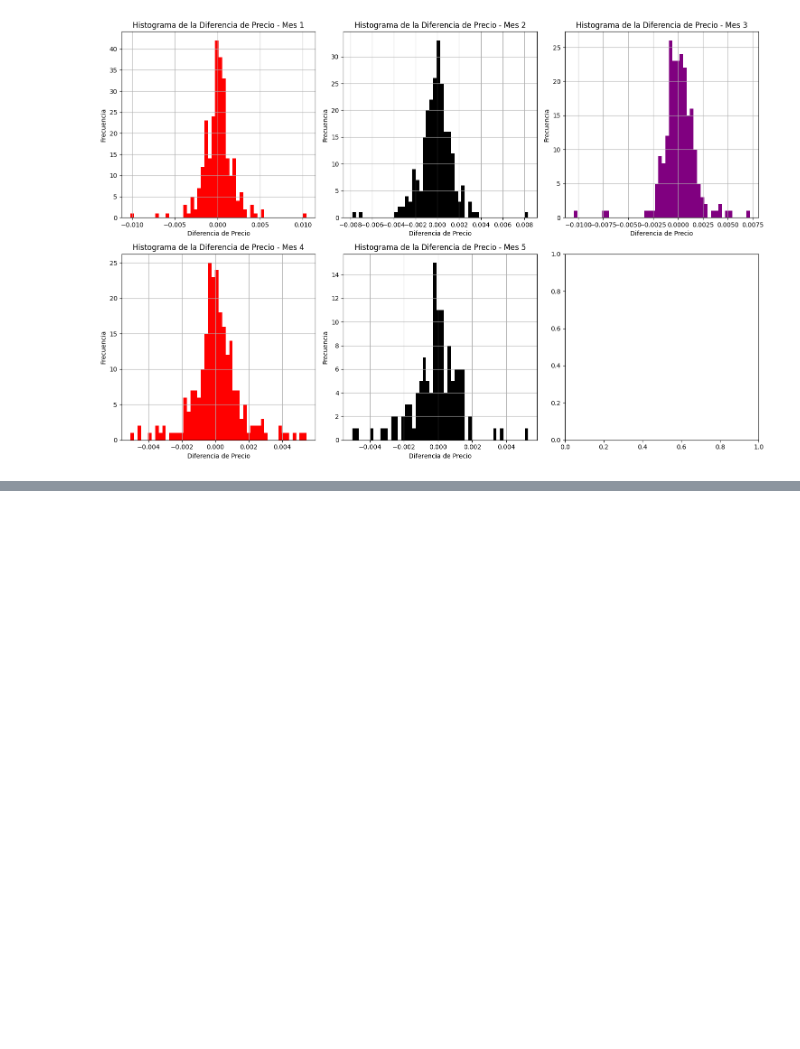
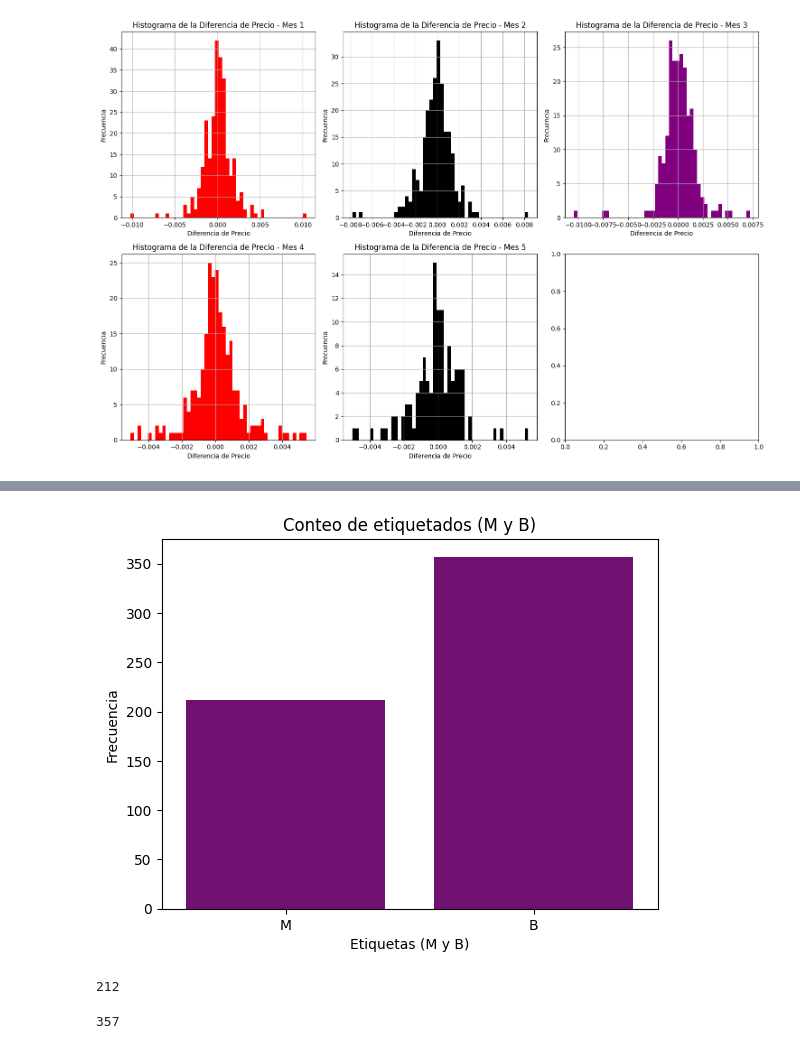
Before and after one commit to vaskiax/002_EstudiantesAprendizajeEstadistico, a Jupyter notebook: semestre2024-2/Estudiantes/Viana_88/Laboratorio_1.ipynb, the cells around one changed output, grey strips where cells are left out. Drawn from its saved outputs; the diff is of its cells as text; code cells hidden in the pictures; blank space fills up the shorter version.

```diff
--- a/semestre2024-2/Estudiantes/Viana_88/Laboratorio_1.ipynb
+++ b/semestre2024-2/Estudiantes/Viana_88/Laboratorio_1.ipynb
@@ -369,0 +479,4 @@ plt.show()
+# %%
+path = 'https://archive.ics.uci.edu/static/public/17/data.csv'
+df = pd.read_csv(path)
+df
@@ -369,0 +499,10 @@ plt.show()
+# %%
+def pascalcase(nombres_col):
+  palabras = nombres_col.split('_')
+  nuevo_nombre = ''
+  for palabra in palabras:
+    nuevo_nombre += palabra.capitalize()
+  return nuevo_nombre
+# %%
+df.columns = [pascalcase(i) for i in df.columns]
+df
@@ -369,0 +632,32 @@ plt.show()
+# %%
+sns.countplot(data = df, x = df['Diagnosis'], color = 'purple')
+plt.title('Conteo de etiquetados (M y B)')
+plt.xlabel('Etiquetas (M y B)')
+plt.ylabel('Frecuencia')
+plt.show()
+# %% [output]
+[figure, added]
+# %%
+# Contador de casos Malignos (M)
+contador = 0
+for i in df['Diagnosis'] == 'M':
+  if i is True:
+    contador += 1
+  else:
+    contador = contador
+
+contador
+# %% [output]
+212
+# %%
+# Contador de casos Benignos (B):
+contador = 0
+for i in df['Diagnosis'] == 'B':
+  if i is True:
+    contador += 1
+  else:
+    contador = contador
+
+contador
+# %% [output]
+357
```
Also changed, not shown: parts of 38 cells of this notebook.
